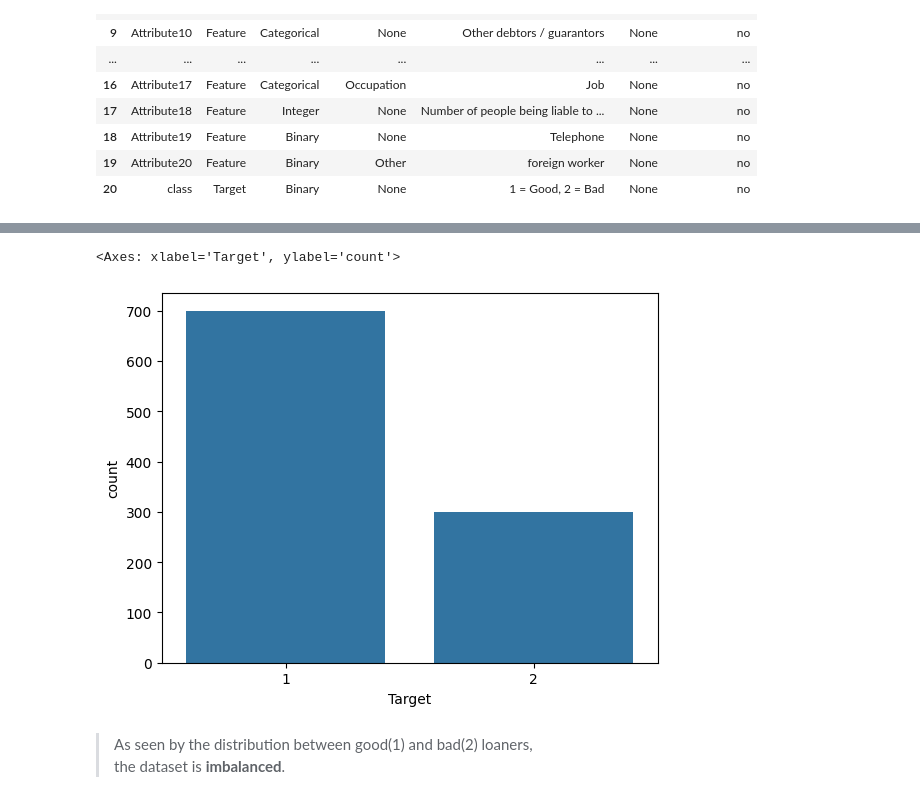
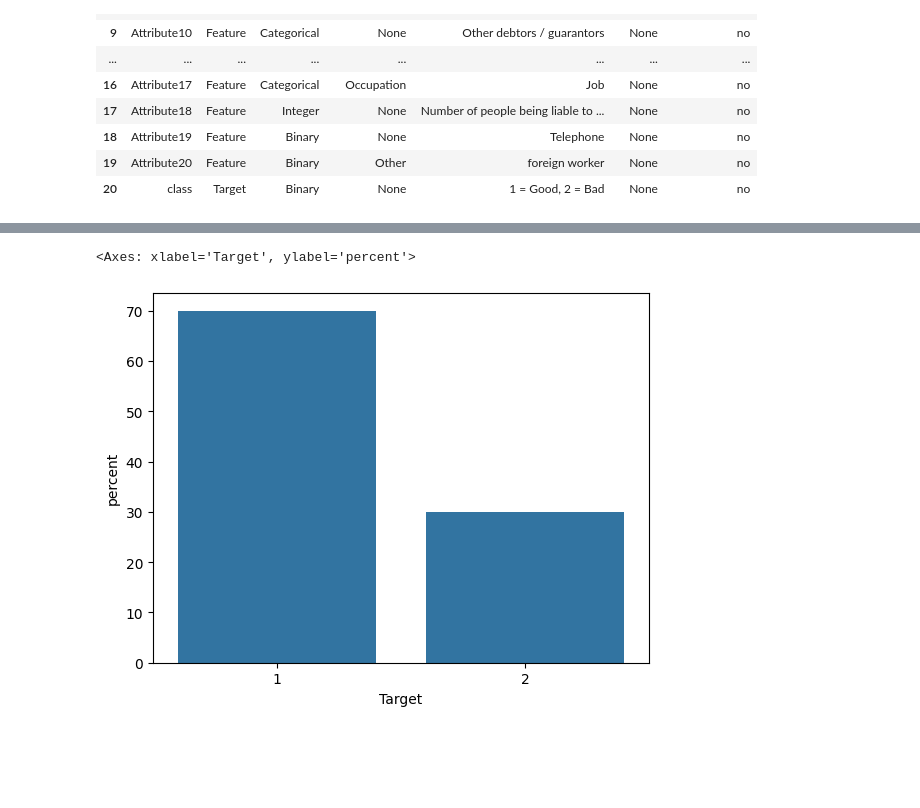
Before and after one commit to feed0/german-credit, a Jupyter notebook: notebooks/german-credit.ipynb, the cells around one changed output, grey strips where cells are left out. Drawn from its saved outputs; the diff is of its cells as text; code cells hidden in the pictures; blank space fills up the shorter version.

```diff
--- a/notebooks/german-credit.ipynb
+++ b/notebooks/german-credit.ipynb
@@ -228,9 +282,6 @@ Attribute 20: (qualitative)<br>
 # %%
 # Target distribution
-sns.countplot(y, x='Target')
+sns.countplot(y, x='Target', order=sorted(y.Target.unique()), stat='percent')
 # %% [output]
-<Axes: xlabel='Target', ylabel='count'>
+<Axes: xlabel='Target', ylabel='percent'>
-[figure, old version]
+[figure, new version]
-# %% [markdown]
-> As seen by the distribution between good(1) and bad(2) loaners,<br>
- the dataset is **imbalanced**.
```
Also changed, not shown: parts of 21 cells of this notebook.
